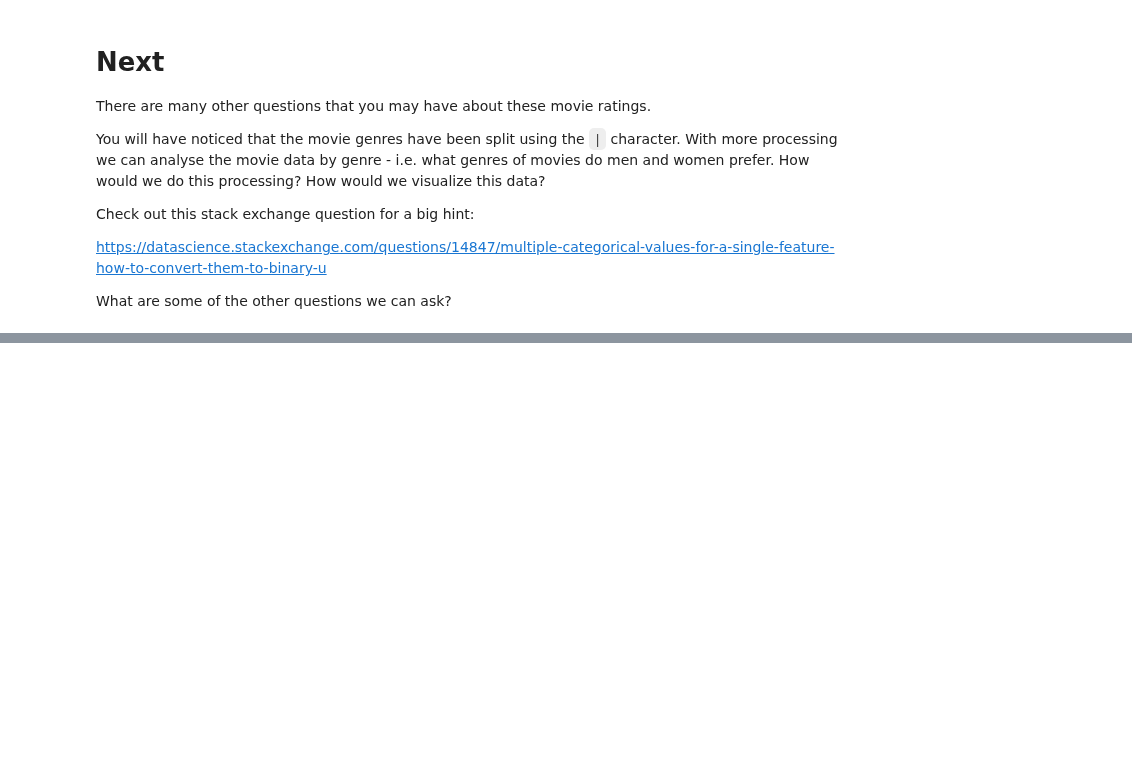
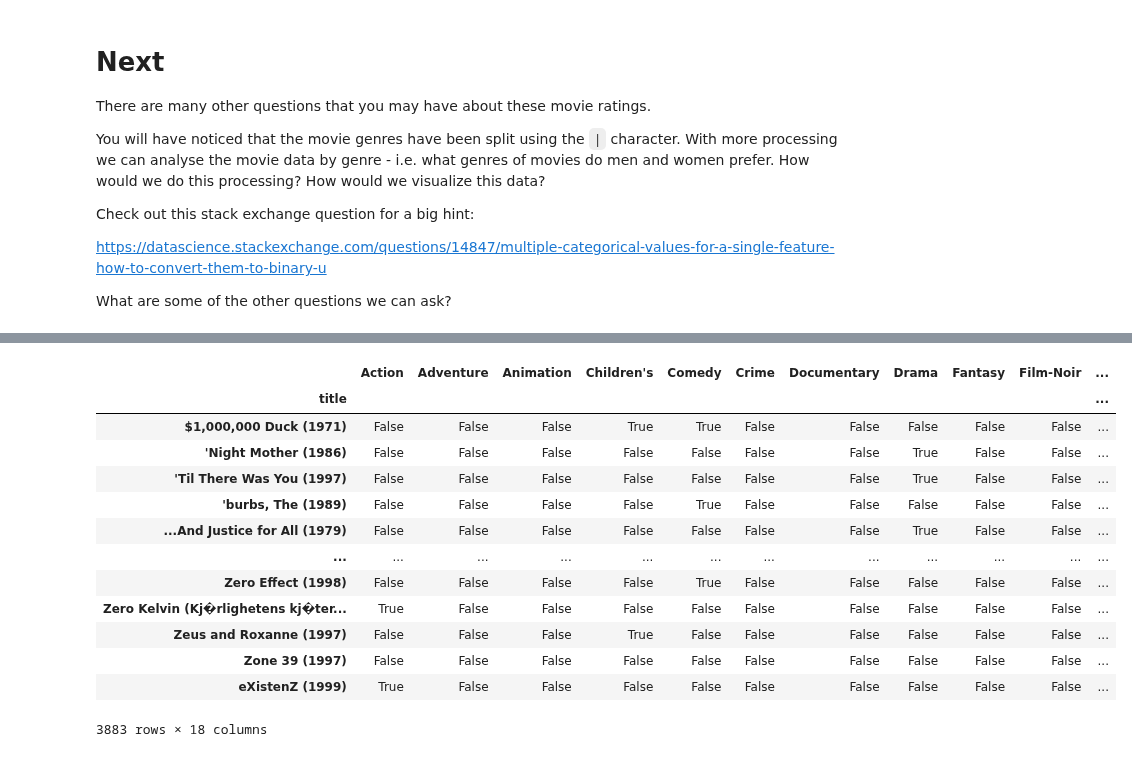
Before and after one commit to mblackstock/ds1-analytics, a Jupyter notebook: movies.ipynb, the cells around one changed output, grey strips where cells are left out. Cells and saved outputs as stored; diff of their text form; code cells hidden in the pictures; blank space fills up the shorter version.

```diff
--- a/movies.ipynb
+++ b/movies.ipynb
@@ -528,3 +528,6 @@ Check out this stack exchange question for a big hint:
 https://datascience.stackexchange.com/questions/14847/multiple-categorical-values-for-a-single-feature-how-to-convert-them-to-binary-u
 
 What are some of the other questions we can ask?
+# %%
+cleaned = movies.set_index('title').genre.str.split('|', expand=True).stack()
+# movies.set_index('title').genre.str.split('|', expand=True).stack()[:10]
@@ -530,0 +550,20 @@ What are some of the other questions we can ask?
+# %%
+dummies = pd.get_dummies(cleaned) # what does this do?
+dummies.groupby(level=0).apply(lambda x: x.sum() > 0)
+# merge with index
+# get all of the horror movies, etc..
+# %% [output]
+|  | Action | Adventure | Animation | Children's | Comedy | Crime | Documentary | Drama | Fantasy | Film-Noir | ... |
+| title |  |  |  |  |  |  |  |  |  |  | ... |
+| $1,000,000 Duck (1971) | False | False | False | True | True | False | False | False | False | False | ... |
+| 'Night Mother (1986) | False | False | False | False | False | False | False | True | False | False | ... |
+| 'Til There Was You (1997) | False | False | False | False | False | False | False | True | False | False | ... |
+| 'burbs, The (1989) | False | False | False | False | True | False | False | False | False | False | ... |
+| ...And Justice for All (1979) | False | False | False | False | False | False | False | True | False | False | ... |
+| ... | ... | ... | ... | ... | ... | ... | ... | ... | ... | ... | ... |
+| Zero Effect (1998) | False | False | False | False | True | False | False | False | False | False | ... |
+| Zero Kelvin (Kj�rlighetens kj�ter... | True | False | False | False | False | False | False | False | False | False | ... |
+| Zeus and Roxanne (1997) | False | False | False | True | False | False | False | False | False | False | ... |
+| Zone 39 (1997) | False | False | False | False | False | False | False | False | False | False | ... |
+| eXistenZ (1999) | True | False | False | False | False | False | False | False | False | False | ... |
+3883 rows × 18 columns
```
Also changed, not shown: parts of 1 cell of this notebook, 1 other file.
